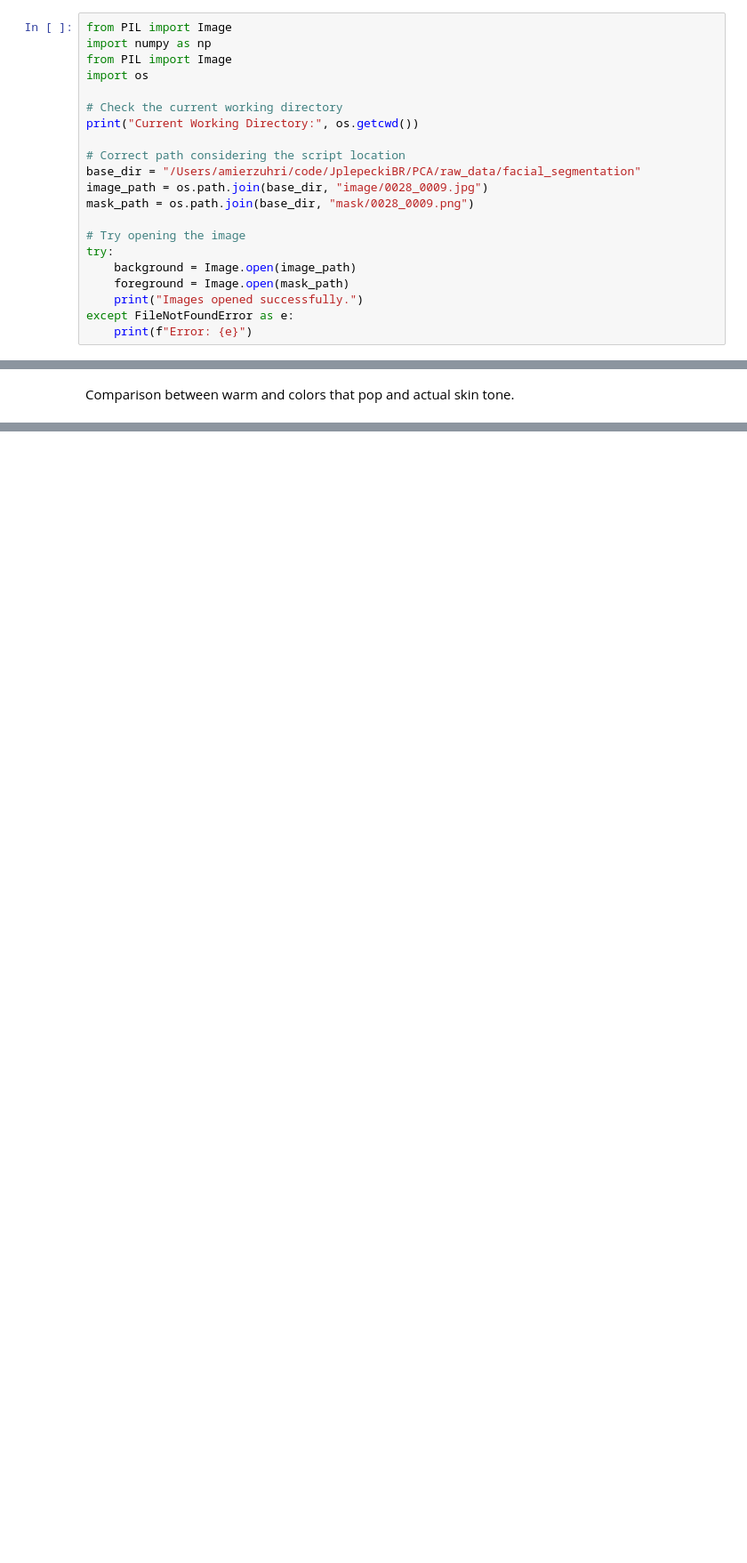
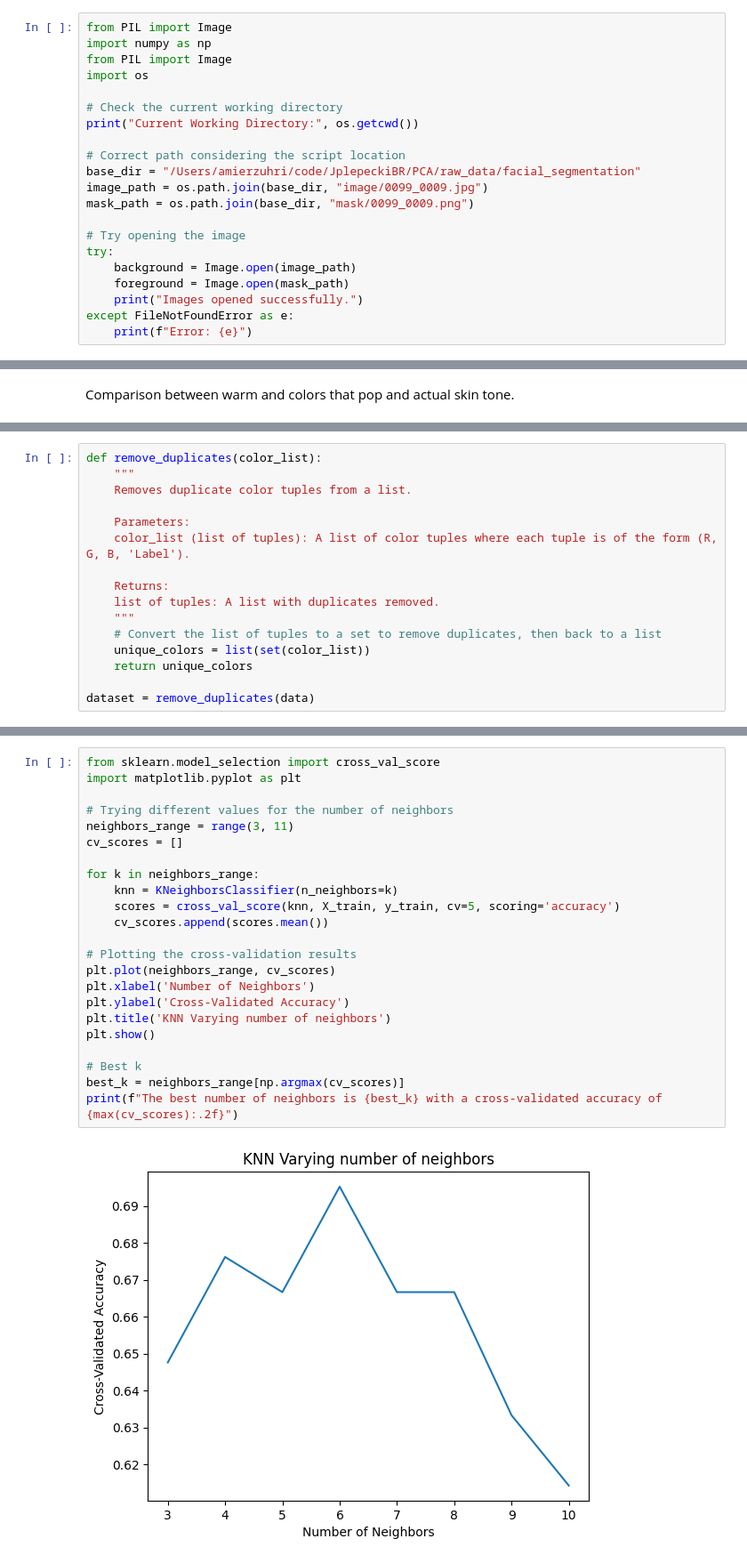
Before and after one commit to JplepeckiBR/PCA, a Jupyter notebook: notebooks/Amier_fetching_hex.ipynb, the cells around one changed output, grey strips where cells are left out. Shown: that part at 89% size. Drawn from its saved outputs; the diff is of its cells as text; blank space fills up the shorter version.

```diff
--- a/notebooks/Amier_fetching_hex.ipynb
+++ b/notebooks/Amier_fetching_hex.ipynb
@@ -11,8 +13,8 @@ print("Current Working Directory:", os.getcwd())
 
 # Correct path considering the script location
 base_dir = "/Users/amierzuhri/code/JplepeckiBR/PCA/raw_data/facial_segmentation"
-image_path = os.path.join(base_dir, "image/0028_0009.jpg")
-mask_path = os.path.join(base_dir, "mask/0028_0009.png")
+image_path = os.path.join(base_dir, "image/0099_0009.jpg")
+mask_path = os.path.join(base_dir, "mask/0099_0009.png")
 
 # Try opening the image
 try:
@@ -531,0 +726,16 @@ analyze_combined_palette_knn(
+# %%
+def remove_duplicates(color_list):
+    """
+    Removes duplicate color tuples from a list.
+
+    Parameters:
+    color_list (list of tuples): A list of color tuples where each tuple is of the form (R, G, B, 'Label').
+
+    Returns:
+    list of tuples: A list with duplicates removed.
+    """
+    # Convert the list of tuples to a set to remove duplicates, then back to a list
+    unique_colors = list(set(color_list))
+    return unique_colors
+
+dataset = remove_duplicates(data)
@@ -531,0 +847,25 @@ analyze_combined_palette_knn(
+# %%
+from sklearn.model_selection import cross_val_score
+import matplotlib.pyplot as plt
+
+# Trying different values for the number of neighbors
+neighbors_range = range(3, 11)
+cv_scores = []
+
+for k in neighbors_range:
+    knn = KNeighborsClassifier(n_neighbors=k)
+    scores = cross_val_score(knn, X_train, y_train, cv=5, scoring='accuracy')
+    cv_scores.append(scores.mean())
+
+# Plotting the cross-validation results
+plt.plot(neighbors_range, cv_scores)
+plt.xlabel('Number of Neighbors')
+plt.ylabel('Cross-Validated Accuracy')
+plt.title('KNN Varying number of neighbors')
+plt.show()
+
+# Best k
+best_k = neighbors_range[np.argmax(cv_scores)]
+print(f"The best number of neighbors is {best_k} with a cross-validated accuracy of {max(cv_scores):.2f}")
+# %% [output]
+[figure, added]
```
Also changed, not shown: parts of 71 cells of this notebook.
